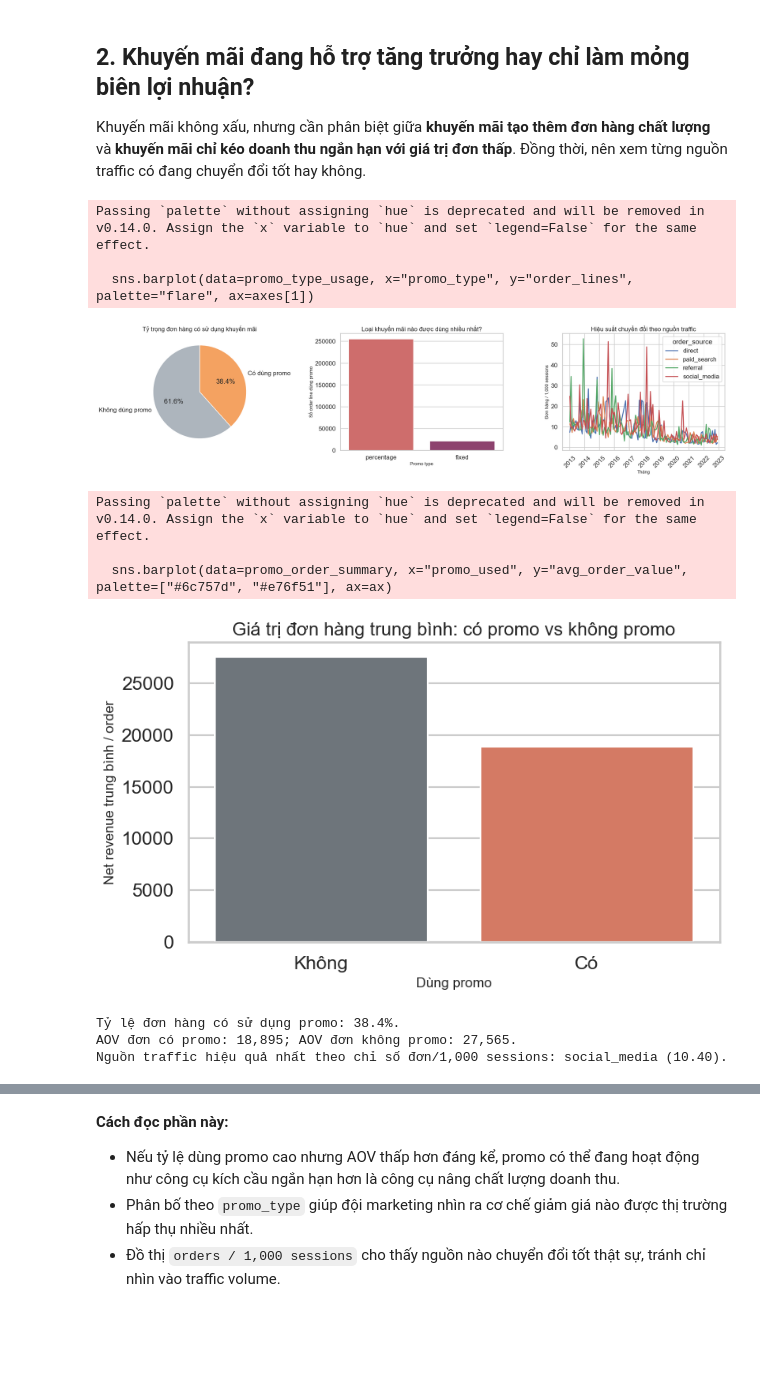
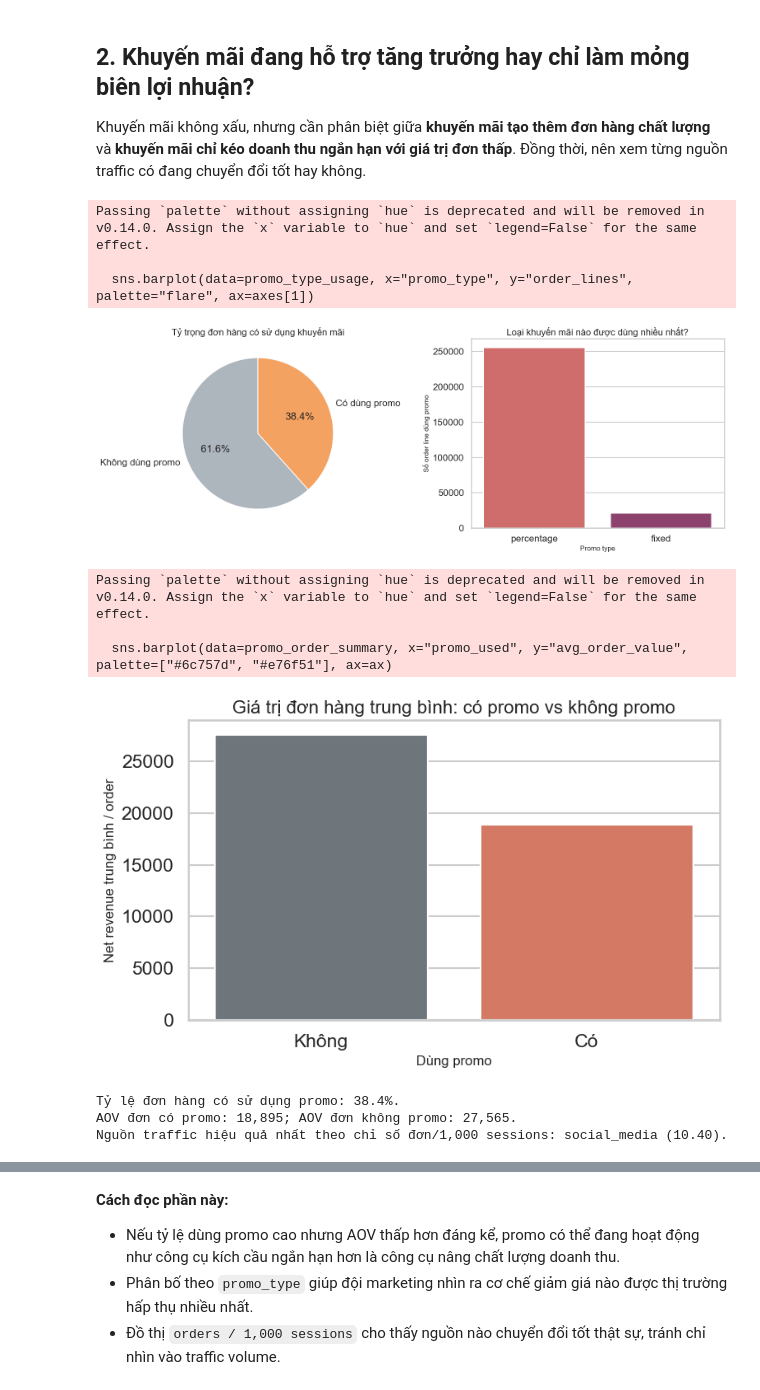
Before and after one commit to huytdqhe180383/Datathon_2026_Vin, a Jupyter notebook: notebooks/data_storytelling.ipynb, the cells around one changed output, grey strips where cells are left out. Saved outputs shown, nothing was run; the diff lists cells and outputs as text; code cells hidden in the pictures; blank space fills up the shorter version.

```diff
--- a/notebooks/data_storytelling.ipynb
+++ b/notebooks/data_storytelling.ipynb
@@ -141,7 +161,6 @@ Kênh acquisition có LTV trung bình cao nhất: social_media (175,458).
 Khuyến mãi không xấu, nhưng cần phân biệt giữa **khuyến mãi tạo thêm đơn hàng chất lượng** và **khuyến mãi chỉ kéo doanh thu ngắn hạn với giá trị đơn thấp**.
 Đồng thời, nên xem từng nguồn traffic có đang chuyển đổi tốt hay không.
 # %%
-
 promo_lines = order_items.melt(
     id_vars=["order_id", "discount_amount"],
     value_vars=["promo_id", "promo_id_2"],
@@ -198,7 +217,7 @@ top_sources = (
     .index
 )
 
-fig, axes = plt.subplots(1, 3, figsize=(24, 6))
+fig, axes = plt.subplots(1, 2, figsize=(16, 6))
 
 promo_share = promo_order_summary.set_index("promo_used")["orders"]
 axes[0].pie(
@@ -214,50 +233,36 @@ sns.barplot(data=promo_type_usage, x="promo_type", y="order_lines", palette="fla
 axes[1].set_title("Loại khuyến mãi nào được dùng nhiều nhất?")
 axes[1].set_xlabel("Promo type")
 axes[1].set_ylabel("Số order line dùng promo")
-
-plot_df = source_efficiency[source_efficiency["order_source"].isin(top_sources)]
-sns.lineplot(
-    data=plot_df,
-    x="month",
-    y="orders_per_1000_sessions",
-    hue="order_source",
-    linewidth=2.5,
-    ax=axes[2],
-)
-axes[2].set_title("Hiệu suất chuyển đổi theo nguồn traffic")
-axes[2].set_xlabel("Tháng")
-axes[2].set_ylabel("Đơn hàng / 1,000 sessions")
-axes[2].tick_params(axis="x", rotation=45)
 
 plt.tight_layout()
 plt.show()
 
 fig, ax = plt.subplots(figsize=(8, 5))
 sns.barplot(data=promo_order_summary, x="promo_used", y="avg_order_value", palette=["#6c757d", "#e76f51"], ax=ax)
 ax.set_title("Giá trị đơn hàng trung bình: có promo vs không promo")
 ax.set_xlabel("Dùng promo")
 ax.set_ylabel("Net revenue trung bình / order")
 ax.set_xticklabels(["Không", "Có"])
 plt.tight_layout()
 plt.show()
 
 best_source = (
     source_efficiency.groupby("order_source", as_index=False)["orders_per_1000_sessions"]
     .mean()
     .sort_values("orders_per_1000_sessions", ascending=False)
     .iloc[0]
 )
 promo_rate = orders_enriched["promo_used"].mean()
 value_lift = promo_order_summary.set_index("promo_used")["avg_order_value"]
 
 print(f"Tỷ lệ đơn hàng có sử dụng promo: {promo_rate:.1%}.")
 print(f"AOV đơn có promo: {value_lift.loc[True]:,.0f}; AOV đơn không promo: {value_lift.loc[False]:,.0f}.")
 print(f"Nguồn traffic hiệu quả nhất theo chỉ số đơn/1,000 sessions: {best_source['order_source']} ({best_source['orders_per_1000_sessions']:.2f}).")
 # %% [output]
 Passing `palette` without assigning `hue` is deprecated and will be removed in v0.14.0. Assign the `x` variable to `hue` and set `legend=False` for the same effect.
 
   sns.barplot(data=promo_type_usage, x="promo_type", y="order_lines", palette="flare", ax=axes[1])
-[figure, old version]
+[figure, new version]
 Passing `palette` without assigning `hue` is deprecated and will be removed in v0.14.0. Assign the `x` variable to `hue` and set `legend=False` for the same effect.
 
   sns.barplot(data=promo_order_summary, x="promo_used", y="avg_order_value", palette=["#6c757d", "#e76f51"], ax=ax)
```
Also changed, not shown: parts of 6 cells of this notebook, 16 other files.
